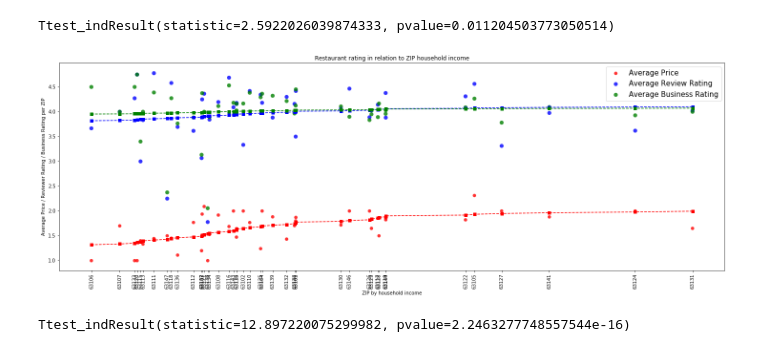
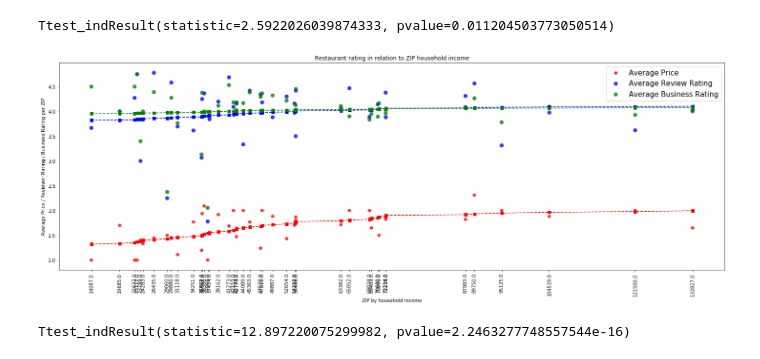
Before and after one commit to DutchDS/Project-1, a Jupyter notebook: yelp_API_review_Extractor.ipynb, the cells around one changed output. Cells and saved outputs as stored; diff of their text form; code cells hidden in the pictures.

```diff
--- a/yelp_API_review_Extractor.ipynb
+++ b/yelp_API_review_Extractor.ipynb
@@ -566,35 +566,35 @@ groups = ('Man', 'Woman')
 
 #x_data = plot1_df['ZIP Income Per Capita'].astype(int)
 #Y1_data = GVBm_df['review_count'].astype(float)
 
 
 tZIP_Inc_ABR = ss.ttest_ind(ax02_df['ZIP Household Income'],ax02_df['ABR'],equal_var=False)
 tZIP_Inc_AP = ss.ttest_ind(ax02_df['ZIP Household Income'],ax02_df['AP'],equal_var=False)
 tZIP_Inc_ARR = ss.ttest_ind(ax02_df['ZIP Household Income'],ax02_df['ARR'],equal_var=False)
 
 tZIP_AP_ARR = ss.ttest_ind(ax02_df['ARR'],ax02_df['AP'],equal_var=False)
 
 ax02.scatter(x02_list, AP_data, alpha=0.8, c='red', edgecolors='none', s=50, label = 'Average Price')
 ax02.scatter(x02_list, ARR_data, alpha=0.8, c='blue', edgecolors='none', s=70, label = 'Average Review Rating')
 ax02.scatter(x02_list, ABR_data, alpha=0.8, c='green', edgecolors='none', s=70, label = 'Average Business Rating')
 
 ax02.plot(x02_list, AP_fit, 'r--s')
 ax02.plot(x02_list, ARR_fit, 'b--s')
 ax02.plot(x02_list, ABR_fit, 'g--s')
 
 ax02.set_xlabel("ZIP by household income")
 ax02.set_ylabel("Average Price / Reviewer Rating / Business Rating per ZIP")
 
 ax02.set_title ('Restaurant rating in relation to ZIP household income')
 ax02.set_xticks(tick_locations)
-ax02.set_xticklabels(ZIPlist, rotation = 90 )
+ax02.set_xticklabels(x02_list, rotation = 90 )
 
 ax02.legend(fontsize=15)
 
 plt.show()
 #print (data1, y_axis)
 # %% [output]
-[figure, old version]
+[figure, new version]
 # %%
 tZIP_Inc_ABR
 # %% [output]
```
Also changed, not shown: parts of 8 cells of this notebook, 2 other files.
